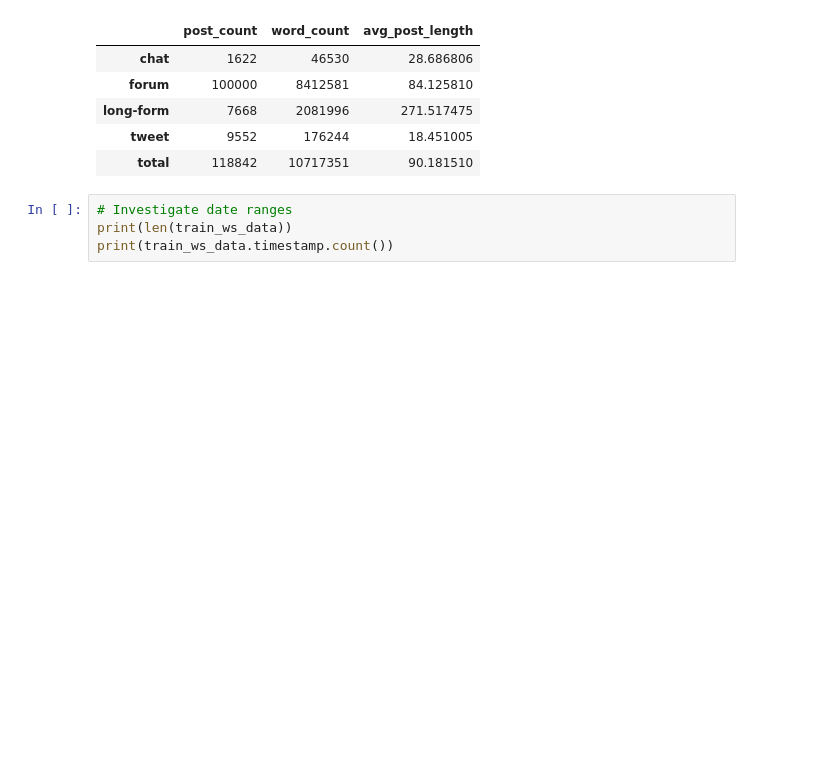
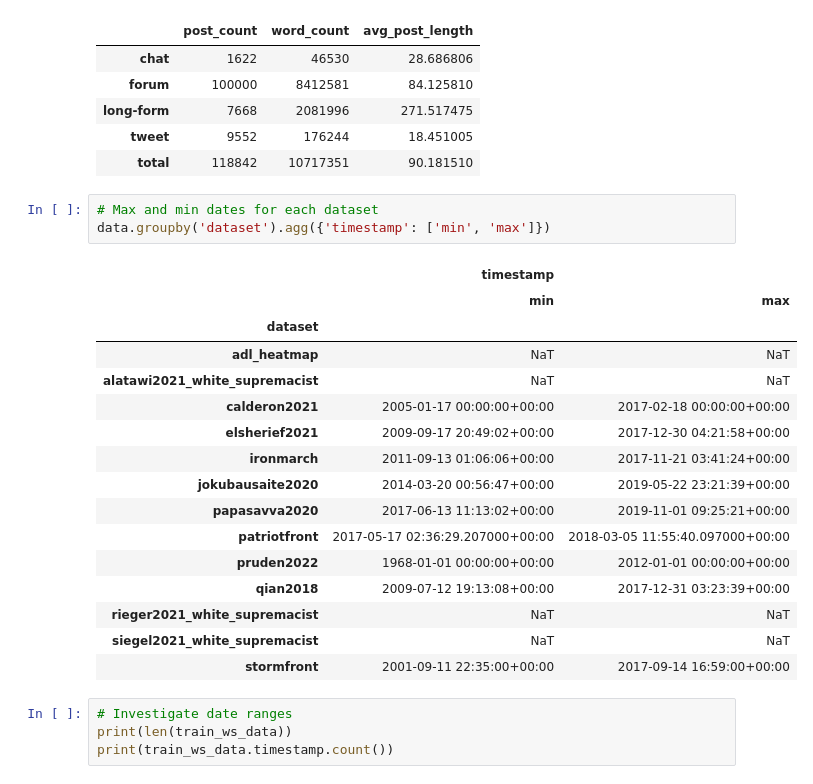
Before and after one commit to michaelmilleryoder/white_supremacist_lang, a Jupyter notebook: jupyter/corpus_stats.ipynb, the cells around one changed output. Drawn from its saved outputs; the diff is of its cells as text; blank space fills up the shorter version.

```diff
--- a/jupyter/corpus_stats.ipynb
+++ b/jupyter/corpus_stats.ipynb
@@ -520,6 +520,26 @@ pd.concat([stats,total])
 | long-form | 7668 | 2081996 | 271.517475 |
 | tweet | 9552 | 176244 | 18.451005 |
 | total | 118842 | 10717351 | 90.181510 |
+# %%
+# Max and min dates for each dataset
+data.groupby('dataset').agg({'timestamp': ['min', 'max']})
+# %% [output]
+|  | timestamp |  |
+|  | min | max |
+| dataset |  |  |
+| adl_heatmap | NaT | NaT |
+| alatawi2021_white_supremacist | NaT | NaT |
+| calderon2021 | 2005-01-17 00:00:00+00:00 | 2017-02-18 00:00:00+00:00 |
+| elsherief2021 | 2009-09-17 20:49:02+00:00 | 2017-12-30 04:21:58+00:00 |
+| ironmarch | 2011-09-13 01:06:06+00:00 | 2017-11-21 03:41:24+00:00 |
+| jokubausaite2020 | 2014-03-20 00:56:47+00:00 | 2019-05-22 23:21:39+00:00 |
+| papasavva2020 | 2017-06-13 11:13:02+00:00 | 2019-11-01 09:25:21+00:00 |
+| patriotfront | 2017-05-17 02:36:29.207000+00:00 | 2018-03-05 11:55:40.097000+00:00 |
+| pruden2022 | 1968-01-01 00:00:00+00:00 | 2012-01-01 00:00:00+00:00 |
+| qian2018 | 2009-07-12 19:13:08+00:00 | 2017-12-31 03:23:39+00:00 |
+| rieger2021_white_supremacist | NaT | NaT |
+| siegel2021_white_supremacist | NaT | NaT |
+| stormfront | 2001-09-11 22:35:00+00:00 | 2017-09-14 16:59:00+00:00 |
 # %%
 # Investigate date ranges
 print(len(train_ws_data))
```
